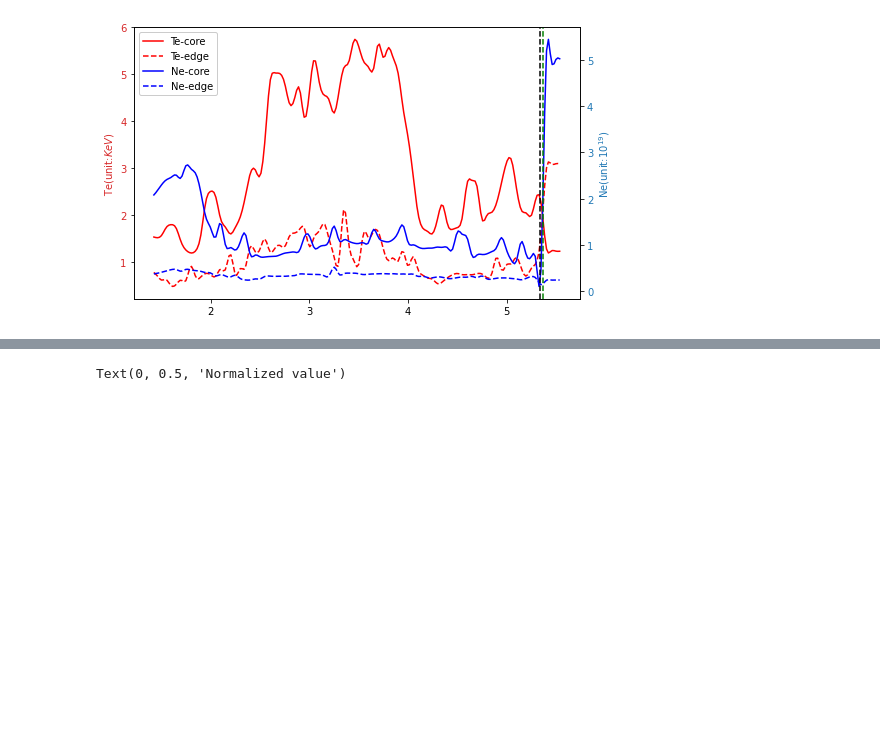
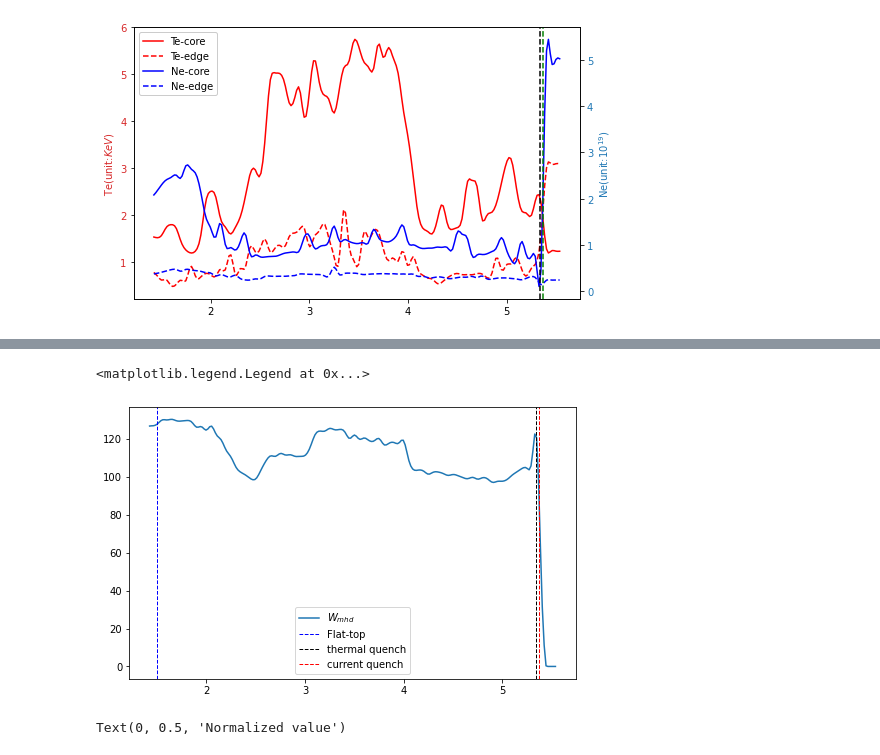
Before and after one commit to ZINZINBIN/Disruption-Prediciton-based-on-Multimodal-Deep-Learning, a Jupyter notebook: analysis/analysis_numerical_data.ipynb, the cells around one changed output, grey strips where cells are left out. Saved outputs shown, nothing was run; the diff lists cells and outputs as text; code cells hidden in the pictures; blank space fills up the shorter version.

```diff
--- a/analysis/analysis_numerical_data.ipynb
+++ b/analysis/analysis_numerical_data.ipynb
@@ -89,3 +113,23 @@ ax.axvline(x = t_cq, ymin = 0, ymax = 1, color = "green", linestyle = "dashed",
+# %%
+fig, axes = plt.subplots(1,1,figsize = (8,5), sharex='row')
+
+shot_num  = 21310
+ts_shot = ts_data[ts_data.shot == shot_num]
+w = ts_shot['\\WTOT_DLM03']
+time_x = ts_shot['time']
+tftsrt = kstar_shot_list[kstar_shot_list.shot == shot_num]['tftsrt'].values[0]
+t_tq = kstar_shot_list[kstar_shot_list.shot == shot_num]['tTQend'].values[0]
+t_cq = kstar_shot_list[kstar_shot_list.shot == shot_num]['tipminf'].values[0]
+
+ax = axes
+ax.plot(time_x, w, label = '${W_{mhd}}$')
+ax.axvline(x = tftsrt, ymin = 0, ymax = 1, color = "blue", linestyle = "dashed", label = 'Flat-top', linewidth = 1)
+ax.axvline(x = t_tq, ymin = 0, ymax = 1, color = "black", linestyle = "dashed", label = 'thermal quench', linewidth = 1)
+ax.axvline(x = t_cq, ymin = 0, ymax = 1, color = "red", linestyle = "dashed", label = 'current quench', linewidth = 1)
+ax.legend()
+# %% [output]
+<matplotlib.legend.Legend at 0x...>
+[figure, added]
 # %%
 from src.dataset import DatasetFor0D
 from src.utils.utility import preparing_0D_dataset
```
Also changed, not shown: parts of 4 cells of this notebook, 3 other files.
